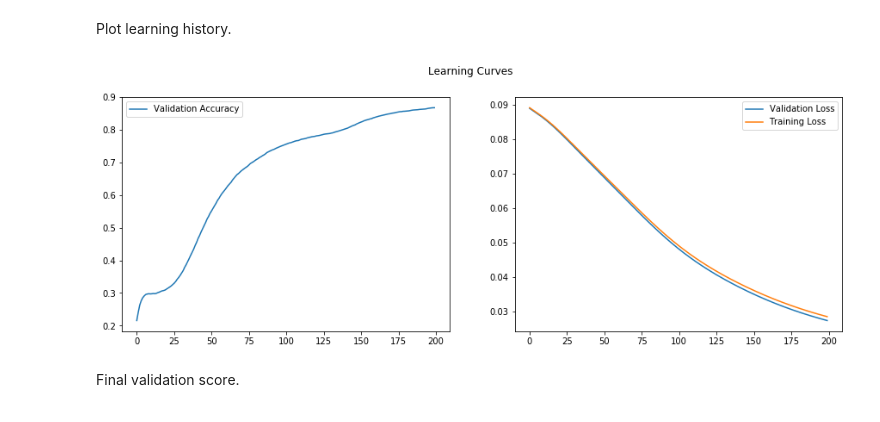
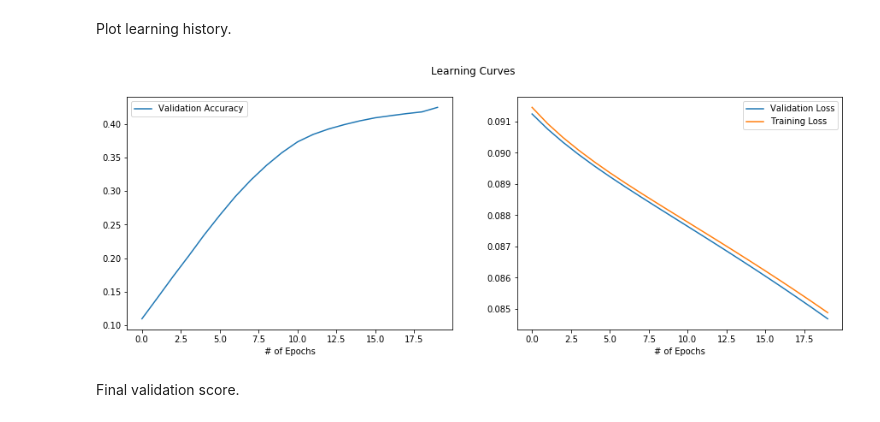
Before and after one commit to amypeniston/data-science-toolbox, a Jupyter notebook: key-concepts-examples/MNIST_Shallow_NN.ipynb, the cells around one changed output. Cells and saved outputs as stored; diff of their text form; code cells hidden in the pictures.

```diff
--- a/key-concepts-examples/MNIST_Shallow_NN.ipynb
+++ b/key-concepts-examples/MNIST_Shallow_NN.ipynb
@@ -109,9 +112,9 @@ model.compile(loss="mean_squared_error", optimizer=SGD(lr=0.01), metrics=["accur
 # %% [markdown]
 Fit the model to the training data.
 # %%
-hist = model.fit(x=X_train,
+hist_l1 = model.fit(x=X_train,
           y=y_train,
           batch_size=128,
-          epochs=200,
+          epochs=20,
           verbose=0,
           validation_data=(X_valid, y_valid))
@@ -118,2 +123,19 @@ hist = model.fit(x=X_train,
+# %%
+def plot_learning_curves(hist):
+    val_loss = hist.history["val_loss"]
+    val_accuracy = hist.history["val_accuracy"]
+    loss = hist.history["loss"]
+
+    fig, ax = plt.subplots(1, 2, figsize=(15, 5))
+
+    sns.lineplot(x=range(0,len(val_accuracy)), y=val_accuracy, ax=ax[0], label="Validation Accuracy")
+    sns.lineplot(x=range(0,len(val_loss)), y=val_loss, ax=ax[1], label="Validation Loss")
+    sns.lineplot(x=range(0,len(loss)), y=loss, ax=ax[1], label="Training Loss")
+
+    ax[0].set_xlabel("# of Epochs")
+    ax[1].set_xlabel("# of Epochs")
+
+    plt.suptitle("Learning Curves")
+    plt.show()
 # %% [markdown]
 Plot learning history.
@@ -124,14 +142,7 @@ loss = hist.history["loss"]
-# %%
-fig, ax = plt.subplots(1, 2, figsize=(15, 5))
-
-sns.lineplot(x=range(0,len(val_accuracy)), y=val_accuracy, ax=ax[0], label="Validation Accuracy")
-sns.lineplot(x=range(0,len(val_loss)), y=val_loss, ax=ax[1], label="Validation Loss")
-sns.lineplot(x=range(0,len(loss)), y=loss, ax=ax[1], label="Training Loss")
-
-plt.suptitle("Learning Curves")
-plt.show()
-# %% [output]
-[figure, removed]
+# %%
+plot_learning_curves(hist_l1)
+# %% [output]
+[figure, added]
 # %% [markdown]
 Final validation score.
 # %%
```
Also changed, not shown: parts of 17 cells of this notebook.
